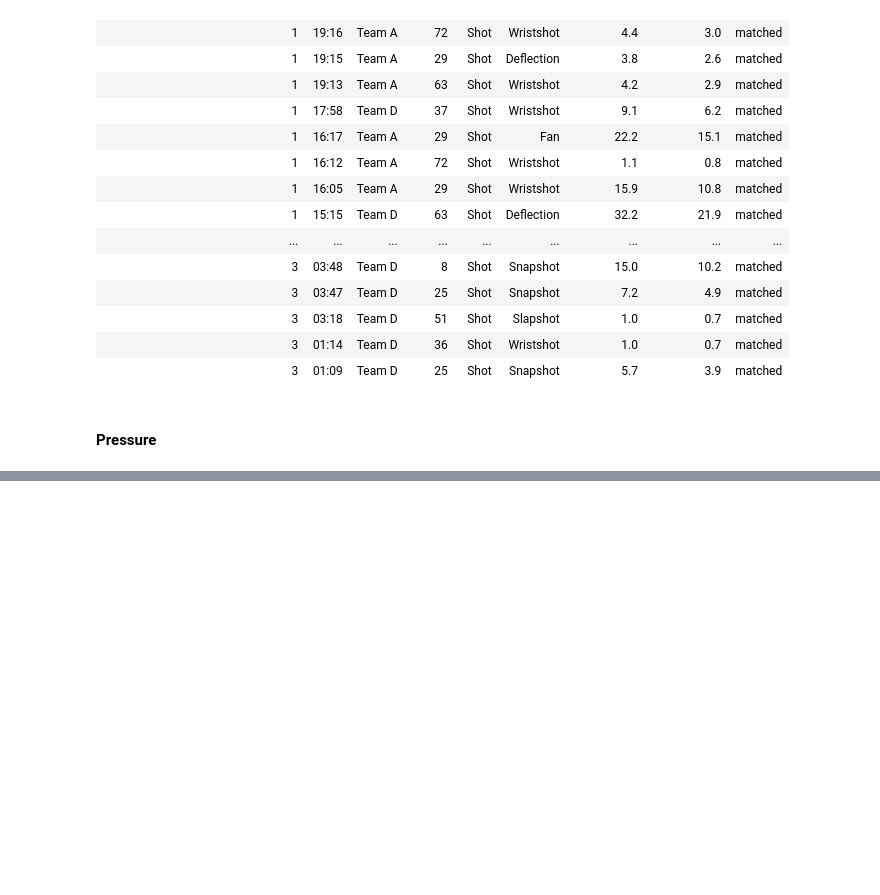
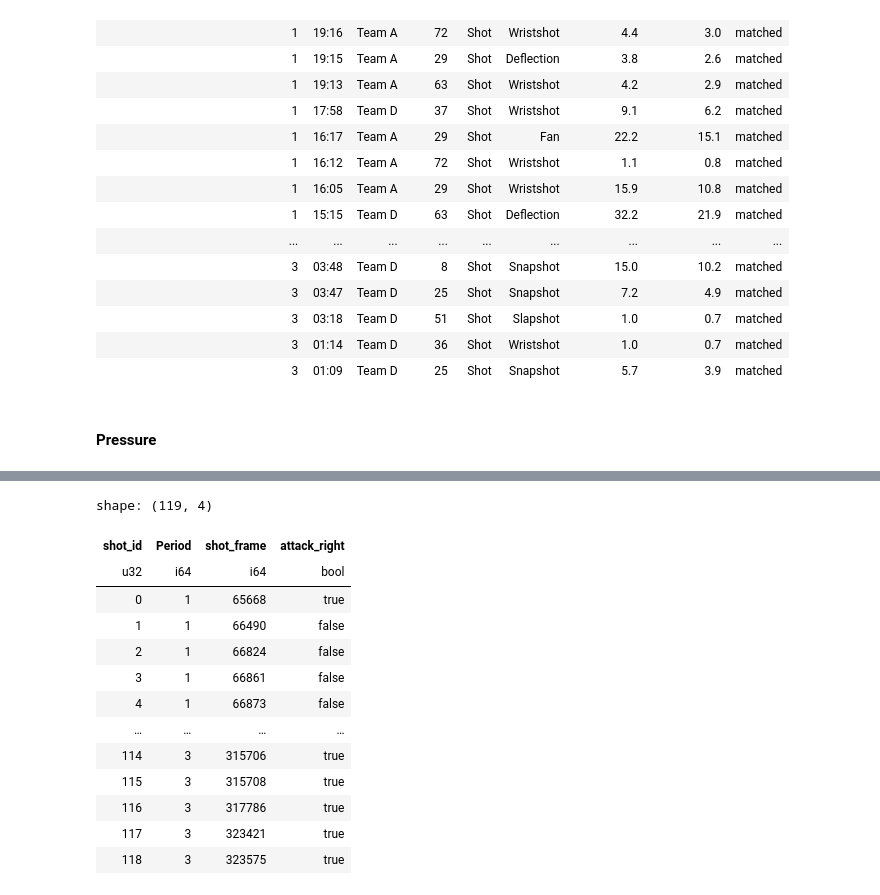
Before and after one commit to howardbaik/player-tracking-data, a Jupyter notebook: inspect-data.ipynb, the cells around one changed output, grey strips where cells are left out. Cells and saved outputs as stored; diff of their text form; code cells hidden in the pictures; blank space fills up the shorter version.

```diff
--- a/inspect-data.ipynb
+++ b/inspect-data.ipynb
@@ -586,0 +890,26 @@ shot_speed_table = shot_speeds.select(
+# %%
+shot_orient = (
+    shots.join(release.select(["shot_id", "Frame", "used_flip"]), on="shot_id", how="left")
+    .with_columns(
+        pl.when(pl.col("used_flip")).then(-pl.col("X_Coordinate")).otherwise(pl.col("X_Coordinate")).alias("Shot_X_track")
+    )
+    .with_columns((pl.col("Shot_X_track") > 0).alias("attack_right"))
+    .select(["shot_id", "Period", "Frame", "attack_right"])
+    .rename({"Frame": "shot_frame"})
+)
+shot_orient
+# %% [output]
+shape: (119, 4)
+| shot_id | Period | shot_frame | attack_right |
+| u32 | i64 | i64 | bool |
+| 0 | 1 | 65668 | true |
+| 1 | 1 | 66490 | false |
+| 2 | 1 | 66824 | false |
+| 3 | 1 | 66861 | false |
+| 4 | 1 | 66873 | false |
+| … | … | … | … |
+| 114 | 3 | 315706 | true |
+| 115 | 3 | 315708 | true |
+| 116 | 3 | 317786 | true |
+| 117 | 3 | 323421 | true |
+| 118 | 3 | 323575 | true |
```
Also changed, not shown: parts of 7 cells of this notebook, 2 other files.
